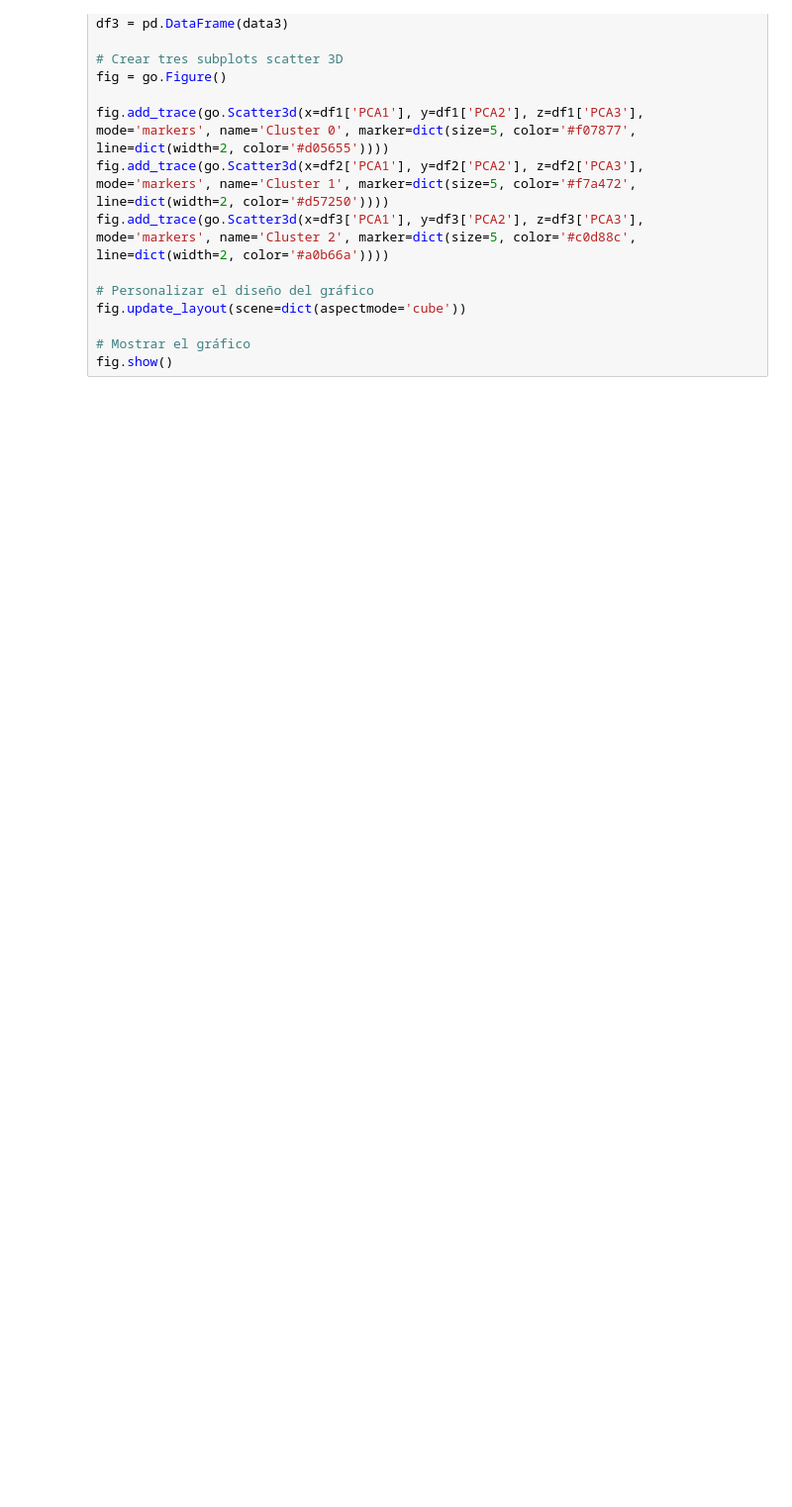
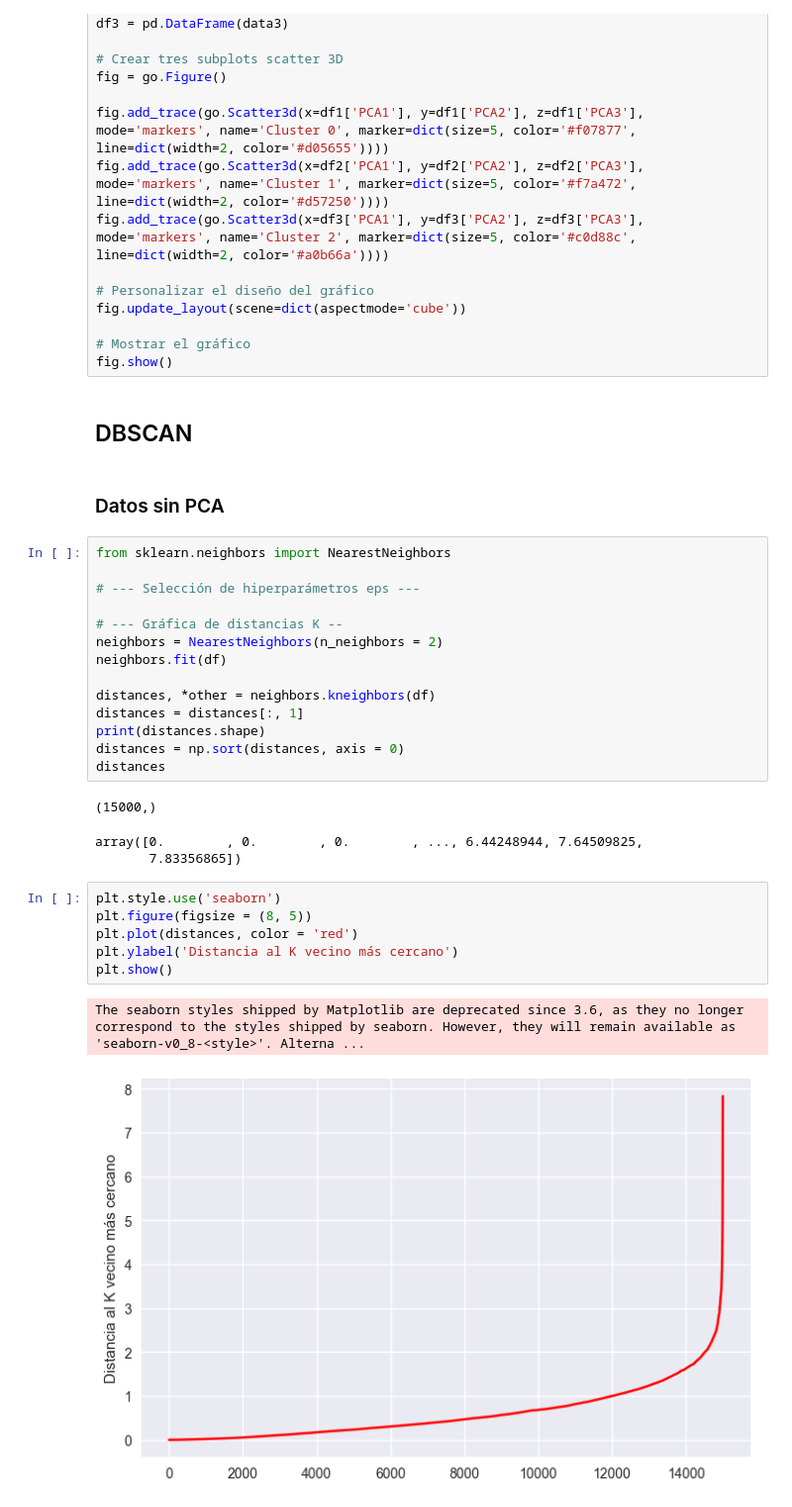
Before and after one commit to AlexanderBedoyaC/no_supervisado, a Jupyter notebook: 4. Selección de Características.ipynb, the cells around one changed output. Shown at 99% size. Saved outputs shown, nothing was run; the diff lists cells and outputs as text; blank space fills up the shorter version.

Commit message:
Dbscan

```diff
--- a/4. Selección de Características.ipynb
+++ b/4. Selección de Características.ipynb
@@ -230,3 +247,34 @@ fig.update_layout(scene=dict(aspectmode='cube'))
 
 # Mostrar el gráfico
 fig.show()
+# %% [markdown]
+## DBSCAN
+# %% [markdown]
+### Datos sin PCA
+# %%
+from sklearn.neighbors import NearestNeighbors
+
+# --- Selección de hiperparámetros eps ---
+
+# --- Gráfica de distancias K --
+neighbors = NearestNeighbors(n_neighbors = 2)
+neighbors.fit(df)
+
+distances, *other = neighbors.kneighbors(df)
+distances = distances[:, 1]
+print(distances.shape)
+distances = np.sort(distances, axis = 0)
+distances
+# %% [output]
+(15000,)
+array([0.        , 0.        , 0.        , ..., 6.44248944, 7.64509825,
+       7.83356865])
+# %%
+plt.style.use('seaborn')
+plt.figure(figsize = (8, 5))
+plt.plot(distances, color = 'red')
+plt.ylabel('Distancia al K vecino más cercano')
+plt.show()
+# %% [output]
+The seaborn styles shipped by Matplotlib are deprecated since 3.6, as they no longer correspond to the styles shipped by seaborn. However, they will remain available as 'seaborn-v0_8-<style>'. Alterna ...
+[figure, added]
```
Also changed, not shown: parts of 25 cells of this notebook.
